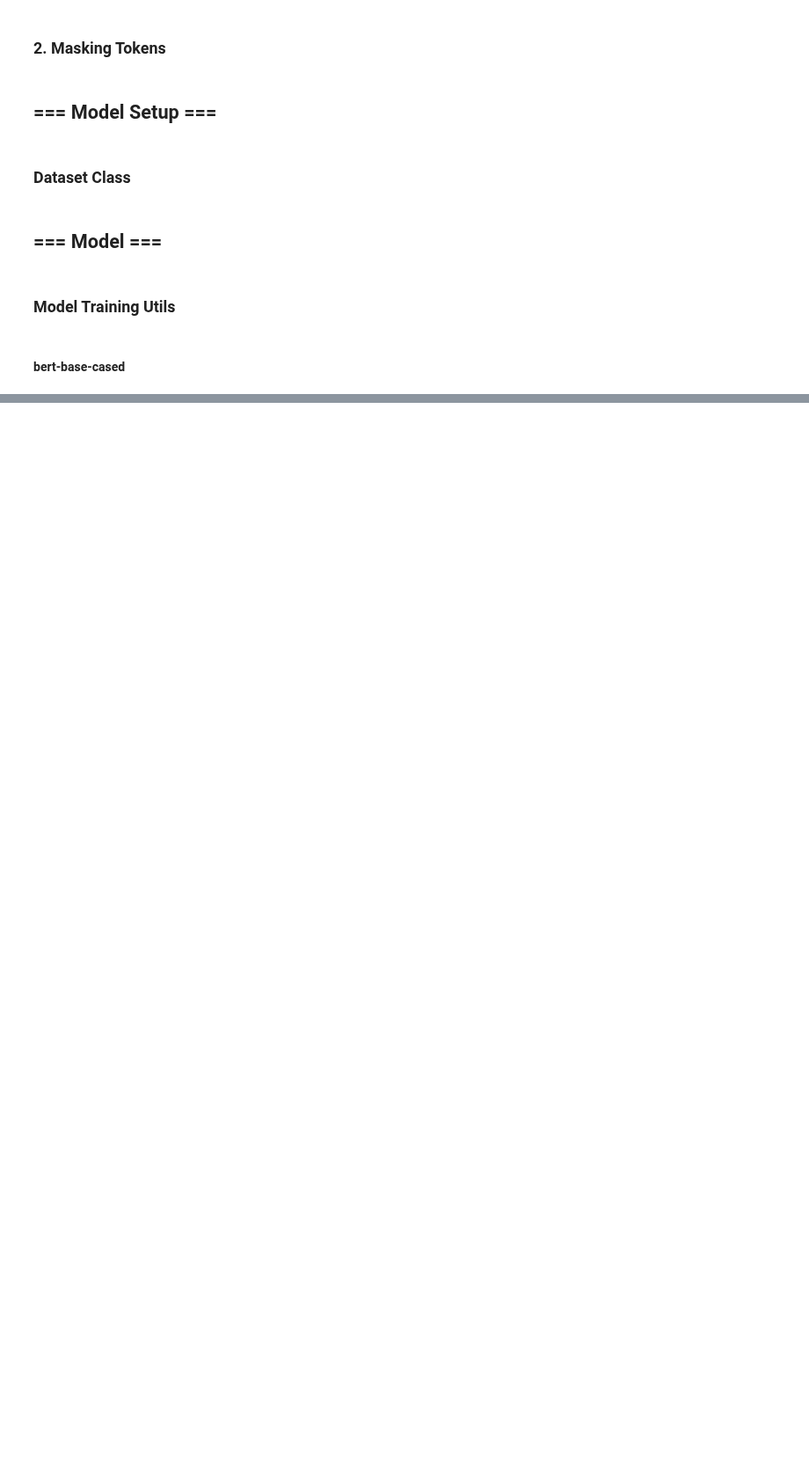
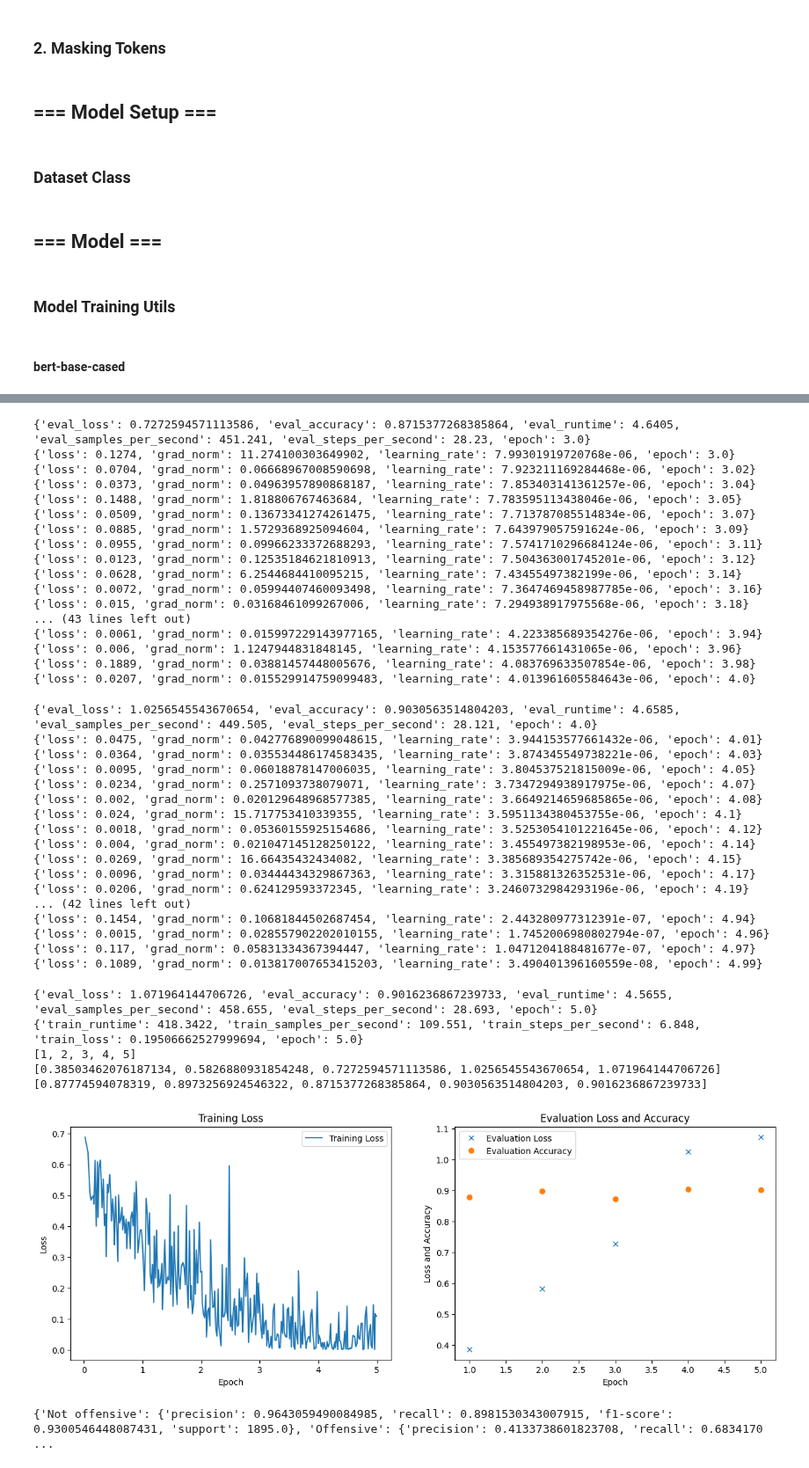
Before and after one commit to avzh1/nlp_bert_classifier, a Jupyter notebook: src/binary-classification.ipynb, the cells around one changed output, grey strips where cells are left out. Shown at 88% size. Cells and saved outputs as stored; diff of their text form; code cells hidden in the pictures; blank space fills up the shorter version.

```diff
--- a/src/binary-classification.ipynb
+++ b/src/binary-classification.ipynb
@@ -419,7 +419,9 @@ from sklearn.utils.class_weight import compute_class_weight
 class MyUnbiasedTrainer(Trainer):
     def __init__(self, *args, **kwargs):
         super().__init__(*args, **kwargs)
-        self.class_weights = compute_class_weight(class_weight="balanced", classes=np.array([0,1]), y=train_data_df['labels'])
+        self.class_weights = torch.tensor(compute_class_weight(class_weight="balanced", classes=np.array([0,1]), y=train_data_df['labels']))
+        self.class_weights = self.class_weights.to(DEVICE)
+        self.class_weights = self.class_weights.float()
 
     def compute_loss(self, model, inputs, return_outputs=False):
 
@@ -604,0 +720,35 @@ tensor([1], device='cuda:0')
+# %%
+from transformers import DistilBertTokenizer, AutoModelForSequenceClassification
+from transformers import DistilBertConfig
+
+# << Create Model and Tokenizer >>
+# model = AutoModelForSequenceClassification.from_pretrained('distilbert-base-uncased', num_labels=2, id2label=id2label, label2id=label2id)
+
+model = AutoModelForSequenceClassification.from_pretrained('distilbert-base-uncased', num_labels=2, id2label=id2label, label2id=label2id)
+tokenizer = DistilBertTokenizer.from_pretrained('distilbert-base-uncased')
+
+h_params['mask tokens'] = True
+
+# << Create Datasets >>
+training_dataset = PCLDataset(train_data_df, mask_tokens=h_params['mask tokens'], tokenizer=tokenizer, trunc_len=h_params['text trunction length'])
+val_dataset = PCLDataset(val_data_df, mask_tokens=False, tokenizer=tokenizer, trunc_len=h_params['text trunction length'])
+
+# << Setup the trainer >>
+trainer = setup_trainer('distilbert-base-uncased', model, h_params, training_dataset, val_dataset)
+
+#  << Set model to training mode >>
+model.train()
+
+# << Train the model >>
+trainer.train()
+
+# << Plot the loss >>
+plot_loss(trainer)
+
+# << Save the model predictions >>
+save_model_predictions('distilbert-base-uncased', model, tokenizer)
+
+# << Evaluate the model >>
+evaluate_model(model, tokenizer, val_dataset)
+evaluate_model(model, tokenizer, training_dataset)
+# %% [output]
@@ -604,0 +808,41 @@ tensor([1], device='cuda:0')
+{'eval_loss': 0.7272594571113586, 'eval_accuracy': 0.8715377268385864, 'eval_runtime': 4.6405, 'eval_samples_per_second': 451.241, 'eval_steps_per_second': 28.23, 'epoch': 3.0}
+{'loss': 0.1274, 'grad_norm': 11.274100303649902, 'learning_rate': 7.99301919720768e-06, 'epoch': 3.0}
+{'loss': 0.0704, 'grad_norm': 0.06668967008590698, 'learning_rate': 7.923211169284468e-06, 'epoch': 3.02}
+{'loss': 0.0373, 'grad_norm': 0.04963957890868187, 'learning_rate': 7.853403141361257e-06, 'epoch': 3.04}
+{'loss': 0.1488, 'grad_norm': 1.818806767463684, 'learning_rate': 7.783595113438046e-06, 'epoch': 3.05}
+{'loss': 0.0509, 'grad_norm': 0.13673341274261475, 'learning_rate': 7.713787085514834e-06, 'epoch': 3.07}
+{'loss': 0.0885, 'grad_norm': 1.5729368925094604, 'learning_rate': 7.643979057591624e-06, 'epoch': 3.09}
+{'loss': 0.0955, 'grad_norm': 0.09966233372688293, 'learning_rate': 7.5741710296684124e-06, 'epoch': 3.11}
+{'loss': 0.0123, 'grad_norm': 0.12535184621810913, 'learning_rate': 7.504363001745201e-06, 'epoch': 3.12}
+{'loss': 0.0628, 'grad_norm': 6.2544684410095215, 'learning_rate': 7.43455497382199e-06, 'epoch': 3.14}
+{'loss': 0.0072, 'grad_norm': 0.05994407460093498, 'learning_rate': 7.3647469458987785e-06, 'epoch': 3.16}
+{'loss': 0.015, 'grad_norm': 0.03168461099267006, 'learning_rate': 7.294938917975568e-06, 'epoch': 3.18}
+... (43 lines left out)
+{'loss': 0.0061, 'grad_norm': 0.015997229143977165, 'learning_rate': 4.223385689354276e-06, 'epoch': 3.94}
+{'loss': 0.006, 'grad_norm': 1.1247944831848145, 'learning_rate': 4.153577661431065e-06, 'epoch': 3.96}
+{'loss': 0.1889, 'grad_norm': 0.03881457448005676, 'learning_rate': 4.083769633507854e-06, 'epoch': 3.98}
+{'loss': 0.0207, 'grad_norm': 0.015529914759099483, 'learning_rate': 4.013961605584643e-06, 'epoch': 4.0}
+{'eval_loss': 1.0256545543670654, 'eval_accuracy': 0.9030563514804203, 'eval_runtime': 4.6585, 'eval_samples_per_second': 449.505, 'eval_steps_per_second': 28.121, 'epoch': 4.0}
+{'loss': 0.0475, 'grad_norm': 0.042776890099048615, 'learning_rate': 3.944153577661432e-06, 'epoch': 4.01}
+{'loss': 0.0364, 'grad_norm': 0.035534486174583435, 'learning_rate': 3.874345549738221e-06, 'epoch': 4.03}
+{'loss': 0.0095, 'grad_norm': 0.06018878147006035, 'learning_rate': 3.804537521815009e-06, 'epoch': 4.05}
+{'loss': 0.0234, 'grad_norm': 0.2571093738079071, 'learning_rate': 3.7347294938917975e-06, 'epoch': 4.07}
+{'loss': 0.002, 'grad_norm': 0.020129648968577385, 'learning_rate': 3.6649214659685865e-06, 'epoch': 4.08}
+{'loss': 0.024, 'grad_norm': 15.717753410339355, 'learning_rate': 3.5951134380453755e-06, 'epoch': 4.1}
+{'loss': 0.0018, 'grad_norm': 0.05360155925154686, 'learning_rate': 3.5253054101221645e-06, 'epoch': 4.12}
+{'loss': 0.004, 'grad_norm': 0.021047145128250122, 'learning_rate': 3.455497382198953e-06, 'epoch': 4.14}
+{'loss': 0.0269, 'grad_norm': 16.66435432434082, 'learning_rate': 3.385689354275742e-06, 'epoch': 4.15}
+{'loss': 0.0096, 'grad_norm': 0.03444434329867363, 'learning_rate': 3.315881326352531e-06, 'epoch': 4.17}
+{'loss': 0.0206, 'grad_norm': 0.624129593372345, 'learning_rate': 3.2460732984293196e-06, 'epoch': 4.19}
+... (42 lines left out)
+{'loss': 0.1454, 'grad_norm': 0.10681844502687454, 'learning_rate': 2.443280977312391e-07, 'epoch': 4.94}
+{'loss': 0.0015, 'grad_norm': 0.028557902202010155, 'learning_rate': 1.7452006980802794e-07, 'epoch': 4.96}
+{'loss': 0.117, 'grad_norm': 0.05831334367394447, 'learning_rate': 1.0471204188481677e-07, 'epoch': 4.97}
+{'loss': 0.1089, 'grad_norm': 0.013817007653415203, 'learning_rate': 3.490401396160559e-08, 'epoch': 4.99}
+{'eval_loss': 1.071964144706726, 'eval_accuracy': 0.9016236867239733, 'eval_runtime': 4.5655, 'eval_samples_per_second': 458.655, 'eval_steps_per_second': 28.693, 'epoch': 5.0}
+{'train_runtime': 418.3422, 'train_samples_per_second': 109.551, 'train_steps_per_second': 6.848, 'train_loss': 0.19506662527999694, 'epoch': 5.0}
+[1, 2, 3, 4, 5]
+[0.38503462076187134, 0.5826880931854248, 0.7272594571113586, 1.0256545543670654, 1.071964144706726]
+[0.87774594078319, 0.8973256924546322, 0.8715377268385864, 0.9030563514804203, 0.9016236867239733]
+[figure, added]
+{'Not offensive': {'precision': 0.9643059490084985, 'recall': 0.8981530343007915, 'f1-score': 0.9300546448087431, 'support': 1895.0}, 'Offensive': {'precision': 0.4133738601823708, 'recall': 0.6834170 ...
```
Also changed, not shown: parts of 12 cells of this notebook.
